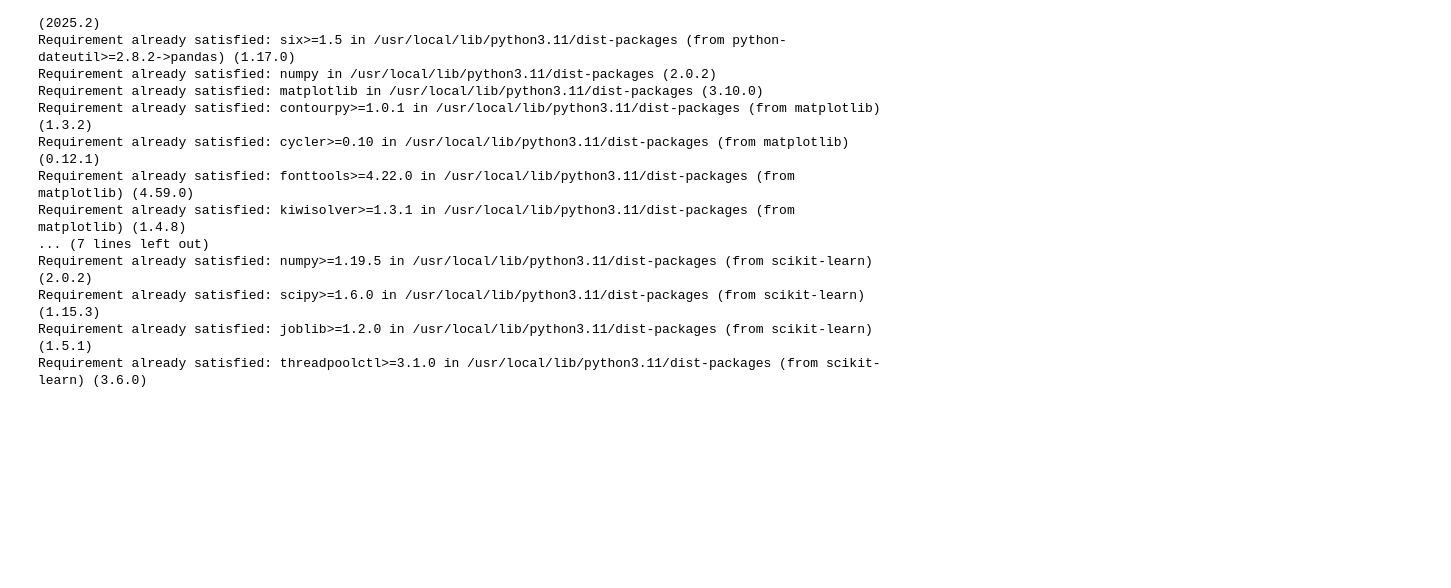
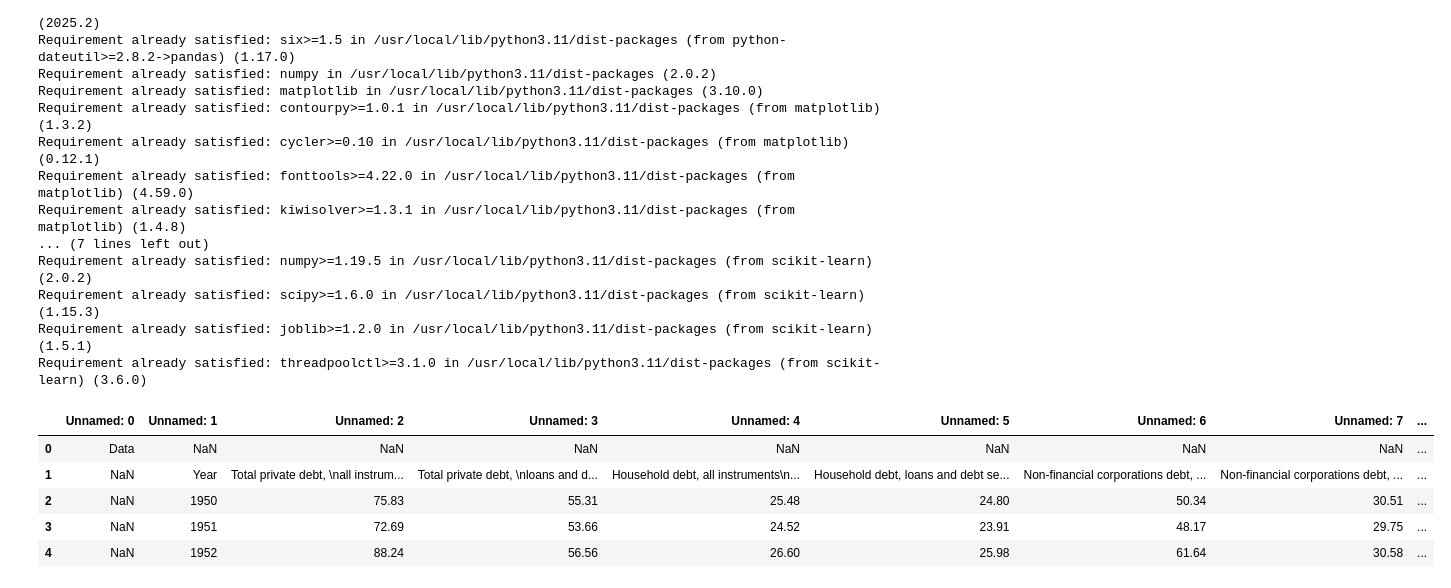
Before and after one commit to aeslha/july_21, a Jupyter notebook: DSRP_Final_Project.ipynb, the cells around one changed output. Saved outputs shown, nothing was run; the diff lists cells and outputs as text; code cells hidden in the pictures; blank space fills up the shorter version.

```diff
--- a/DSRP_Final_Project.ipynb
+++ b/DSRP_Final_Project.ipynb
@@ -38,3 +38,13 @@ Requirement already satisfied: numpy>=1.19.5 in /usr/local/lib/python3.11/dist-p
 Requirement already satisfied: scipy>=1.6.0 in /usr/local/lib/python3.11/dist-packages (from scikit-learn) (1.15.3)
 Requirement already satisfied: joblib>=1.2.0 in /usr/local/lib/python3.11/dist-packages (from scikit-learn) (1.5.1)
 Requirement already satisfied: threadpoolctl>=3.1.0 in /usr/local/lib/python3.11/dist-packages (from scikit-learn) (3.6.0)
+# %%
+df = pd.read_csv('https://raw.githubusercontent.com/aeslha/july_21/refs/heads/main/GlobalDebtDatabase.csv')
+df.head()
+# %% [output]
+|  | Unnamed: 0 | Unnamed: 1 | Unnamed: 2 | Unnamed: 3 | Unnamed: 4 | Unnamed: 5 | Unnamed: 6 | Unnamed: 7 | ... |
+| 0 | Data | NaN | NaN | NaN | NaN | NaN | NaN | NaN | ... |
+| 1 | NaN | Year | Total private debt, \nall instrum... | Total private debt, \nloans and d... | Household debt, all instruments\n... | Household debt, loans and debt se... | Non-financial corporations debt, ... | Non-financial corporations debt, ... | ... |
+| 2 | NaN | 1950 | 75.83 | 55.31 | 25.48 | 24.80 | 50.34 | 30.51 | ... |
+| 3 | NaN | 1951 | 72.69 | 53.66 | 24.52 | 23.91 | 48.17 | 29.75 | ... |
+| 4 | NaN | 1952 | 88.24 | 56.56 | 26.60 | 25.98 | 61.64 | 30.58 | ... |
```
Also changed, not shown: parts of 2 cells of this notebook.
